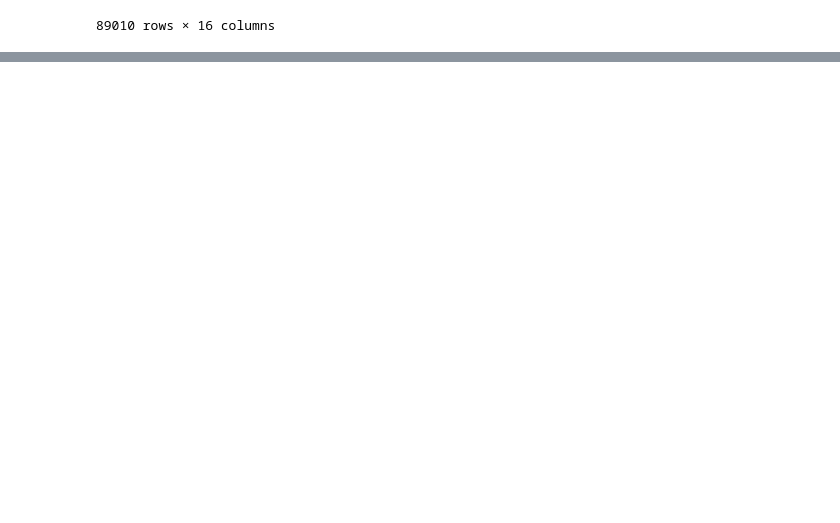
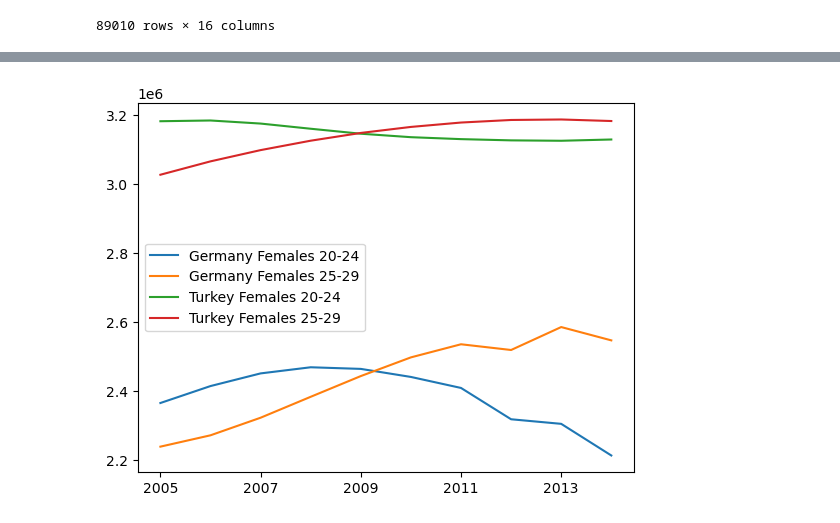
Before and after one commit to sandyseals12/Group_1_Project_1, a Jupyter notebook: Project-Copy1.ipynb, the cells around one changed output, grey strips where cells are left out. Drawn from its saved outputs; the diff is of its cells as text; code cells hidden in the pictures; blank space fills up the shorter version.

```diff
--- a/Project-Copy1.ipynb
+++ b/Project-Copy1.ipynb
@@ -48,0 +90,5 @@ health_df2 = health_df[health_df['Indicator Code'].isin(codes)]
+# %%
+graph_2=female_pop_20_29.drop(['Indicator Name', '2015'],axis=1).set_index(['Country Name']).transpose()
+
+graph_2.columns=['Germany Females 20-24', 'Germany Females 25-29', 'Turkey Females 20-24', 'Turkey Females 25-29']
+graph_2
@@ -48,0 +107,4 @@ health_df2 = health_df[health_df['Indicator Code'].isin(codes)]
+# %%
+graph_2.plot(kind='line');
+# %% [output]
+[figure, added]
```
Also changed, not shown: parts of 19 cells of this notebook.
